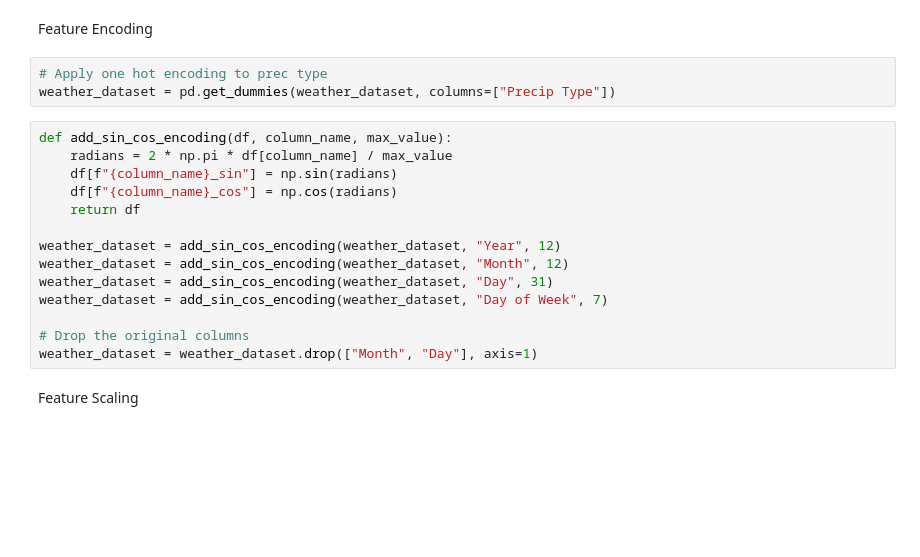
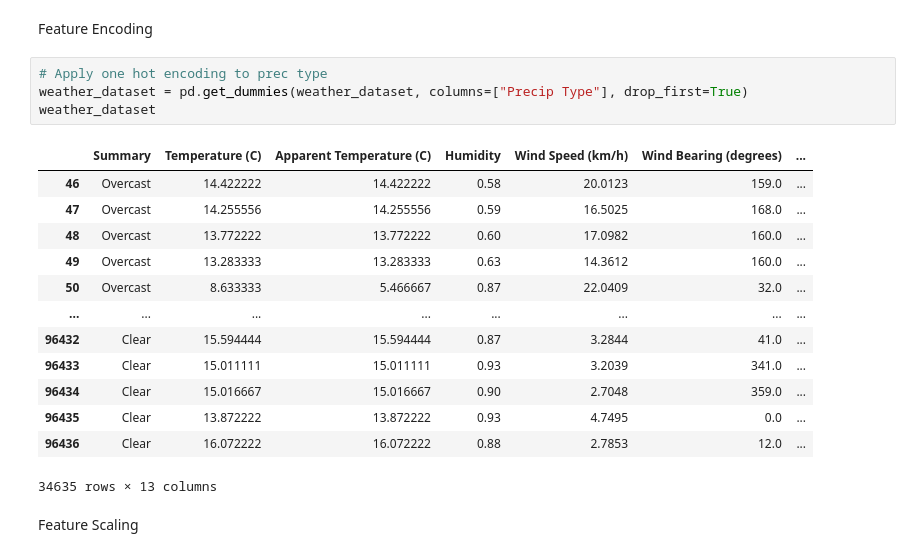
Before and after one commit to USMAN-FAIZYAB-KHAN/ML-CEP, a Jupyter notebook: CS22076.ipynb, the cells around one changed output. Saved outputs shown, nothing was run; the diff lists cells and outputs as text; blank space fills up the shorter version.

```diff
--- a/CS22076.ipynb
+++ b/CS22076.ipynb
@@ -120,21 +108,22 @@ weather_dataset["Precip Type"] = weather_dataset["Precip Type"].fillna("None")
 Feature Encoding
 # %%
 # Apply one hot encoding to prec type
-weather_dataset = pd.get_dummies(weather_dataset, columns=["Precip Type"])
+weather_dataset = pd.get_dummies(weather_dataset, columns=["Precip Type"], drop_first=True)
+weather_dataset
+# %% [output]
+|  | Summary | Temperature (C) | Apparent Temperature (C) | Humidity | Wind Speed (km/h) | Wind Bearing (degrees) | ... |
+| 46 | Overcast | 14.422222 | 14.422222 | 0.58 | 20.0123 | 159.0 | ... |
+| 47 | Overcast | 14.255556 | 14.255556 | 0.59 | 16.5025 | 168.0 | ... |
+| 48 | Overcast | 13.772222 | 13.772222 | 0.60 | 17.0982 | 160.0 | ... |
+| 49 | Overcast | 13.283333 | 13.283333 | 0.63 | 14.3612 | 160.0 | ... |
+| 50 | Overcast | 8.633333 | 5.466667 | 0.87 | 22.0409 | 32.0 | ... |
+| ... | ... | ... | ... | ... | ... | ... | ... |
+| 96432 | Clear | 15.594444 | 15.594444 | 0.87 | 3.2844 | 41.0 | ... |
+| 96433 | Clear | 15.011111 | 15.011111 | 0.93 | 3.2039 | 341.0 | ... |
+| 96434 | Clear | 15.016667 | 15.016667 | 0.90 | 2.7048 | 359.0 | ... |
+| 96435 | Clear | 13.872222 | 13.872222 | 0.93 | 4.7495 | 0.0 | ... |
+| 96436 | Clear | 16.072222 | 16.072222 | 0.88 | 2.7853 | 12.0 | ... |
+34635 rows × 13 columns
-# %%
-def add_sin_cos_encoding(df, column_name, max_value):
-    radians = 2 * np.pi * df[column_name] / max_value
-    df[f"{column_name}_sin"] = np.sin(radians)
-    df[f"{column_name}_cos"] = np.cos(radians)
-    return df
-
-weather_dataset = add_sin_cos_encoding(weather_dataset, "Year", 12)
-weather_dataset = add_sin_cos_encoding(weather_dataset, "Month", 12)
-weather_dataset = add_sin_cos_encoding(weather_dataset, "Day", 31)
-weather_dataset = add_sin_cos_encoding(weather_dataset, "Day of Week", 7)
-
-# Drop the original columns
-weather_dataset = weather_dataset.drop(["Month", "Day"], axis=1)
 # %% [markdown]
 Feature Scaling
 # %%
```
Also changed, not shown: parts of 35 cells of this notebook.
